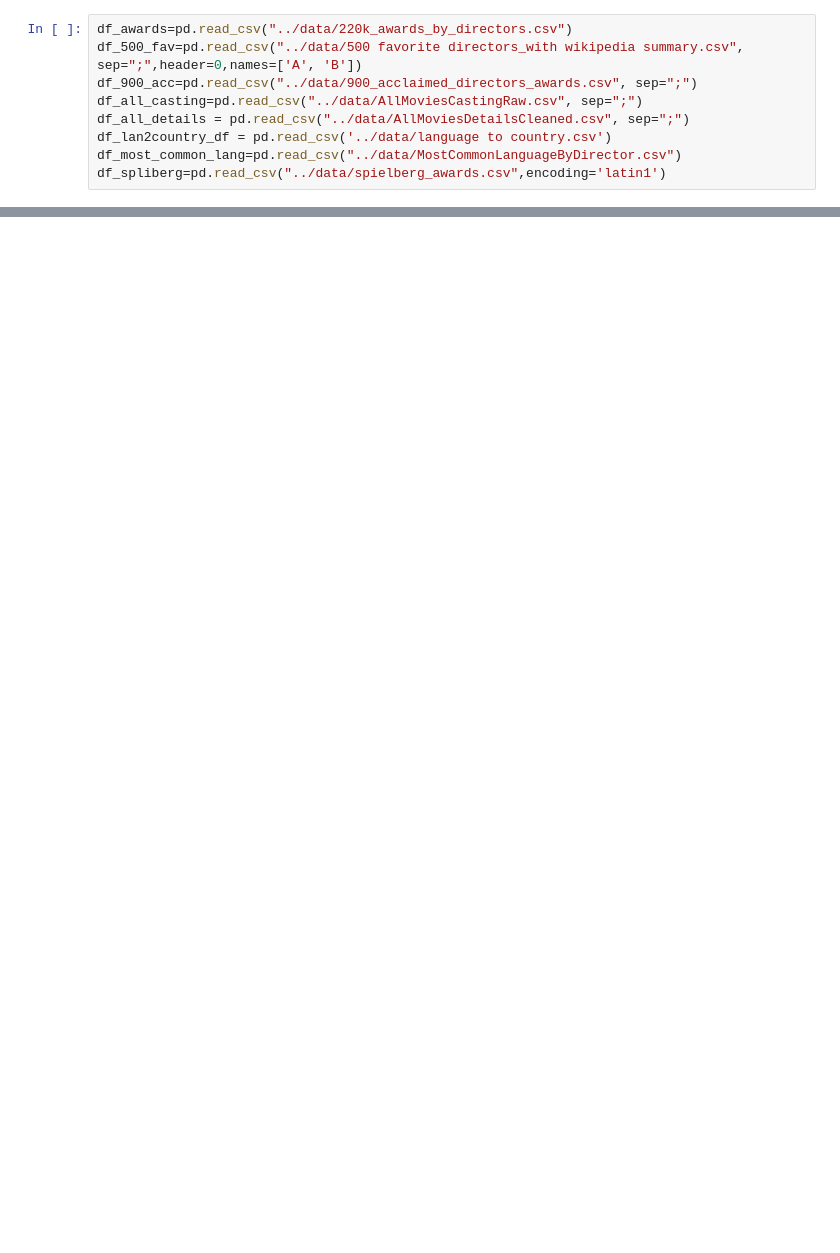
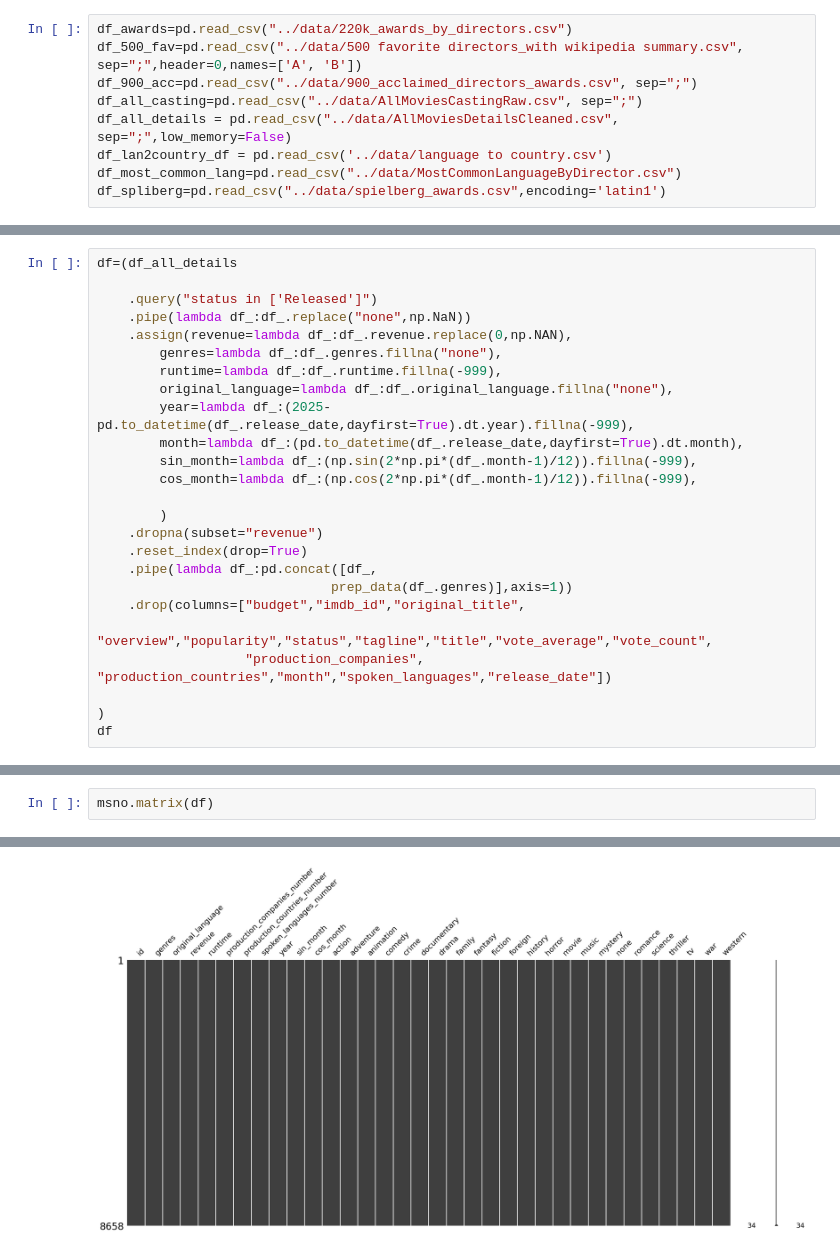
Before and after one commit to scienclick/pde_cap_mrp_zagros, a Jupyter notebook: notebooks/main_notebook.ipynb, the cells around one changed output, grey strips where cells are left out. Saved outputs shown, nothing was run; the diff lists cells and outputs as text; blank space fills up the shorter version.

```diff
--- a/notebooks/main_notebook.ipynb
+++ b/notebooks/main_notebook.ipynb
@@ -5,7 +30,7 @@ df_awards=pd.read_csv("../data/220k_awards_by_directors.csv")
 df_500_fav=pd.read_csv("../data/500 favorite directors_with wikipedia summary.csv", sep=";",header=0,names=['A', 'B'])
 df_900_acc=pd.read_csv("../data/900_acclaimed_directors_awards.csv", sep=";")
 df_all_casting=pd.read_csv("../data/AllMoviesCastingRaw.csv", sep=";")
-df_all_details = pd.read_csv("../data/AllMoviesDetailsCleaned.csv", sep=";")
+df_all_details = pd.read_csv("../data/AllMoviesDetailsCleaned.csv", sep=";",low_memory=False)
 df_lan2country_df = pd.read_csv('../data/language to country.csv')
 df_most_common_lang=pd.read_csv("../data/MostCommonLanguageByDirector.csv")
 df_spliberg=pd.read_csv("../data/spielberg_awards.csv",encoding='latin1')
@@ -11,0 +74,25 @@ df_spliberg=pd.read_csv("../data/spielberg_awards.csv",encoding='latin1')
+# %%
+df=(df_all_details
+
+    .query("status in ['Released']")
+    .pipe(lambda df_:df_.replace("none",np.NaN))
+    .assign(revenue=lambda df_:df_.revenue.replace(0,np.NAN),
+        genres=lambda df_:df_.genres.fillna("none"),
+        runtime=lambda df_:df_.runtime.fillna(-999),
+        original_language=lambda df_:df_.original_language.fillna("none"),
+        year=lambda df_:(2025-pd.to_datetime(df_.release_date,dayfirst=True).dt.year).fillna(-999),
+        month=lambda df_:(pd.to_datetime(df_.release_date,dayfirst=True).dt.month),
+        sin_month=lambda df_:(np.sin(2*np.pi*(df_.month-1)/12)).fillna(-999),
+        cos_month=lambda df_:(np.cos(2*np.pi*(df_.month-1)/12)).fillna(-999),
+
+        )
+    .dropna(subset="revenue")
+    .reset_index(drop=True)
+    .pipe(lambda df_:pd.concat([df_,
+                              prep_data(df_.genres)],axis=1))
+    .drop(columns=["budget","imdb_id","original_title",
+                   "overview","popularity","status","tagline","title","vote_average","vote_count",
+                   "production_companies",	"production_countries","month","spoken_languages","release_date"])
+
+)
+df
@@ -11,0 +113,3 @@ df_spliberg=pd.read_csv("../data/spielberg_awards.csv",encoding='latin1')
+# %%
+msno.matrix(df)
+# %% [output]
@@ -11,0 +117 @@ df_spliberg=pd.read_csv("../data/spielberg_awards.csv",encoding='latin1')
+[figure, added]
```
Also changed, not shown: parts of 5 cells of this notebook.
